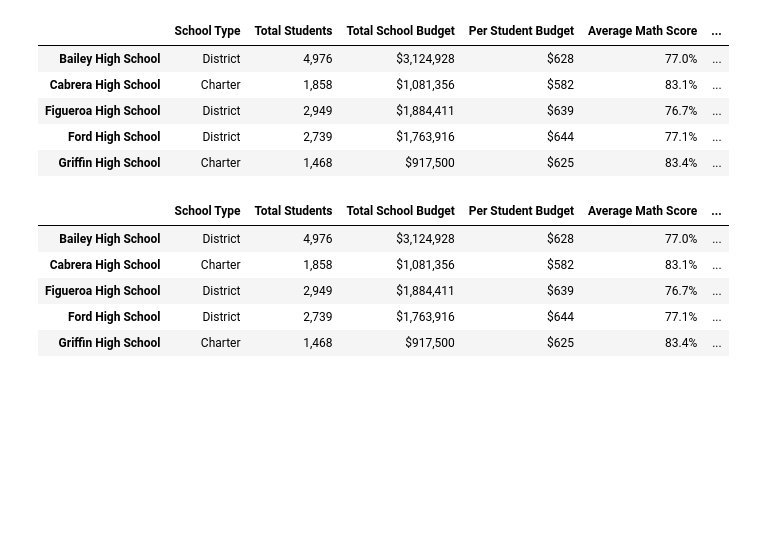
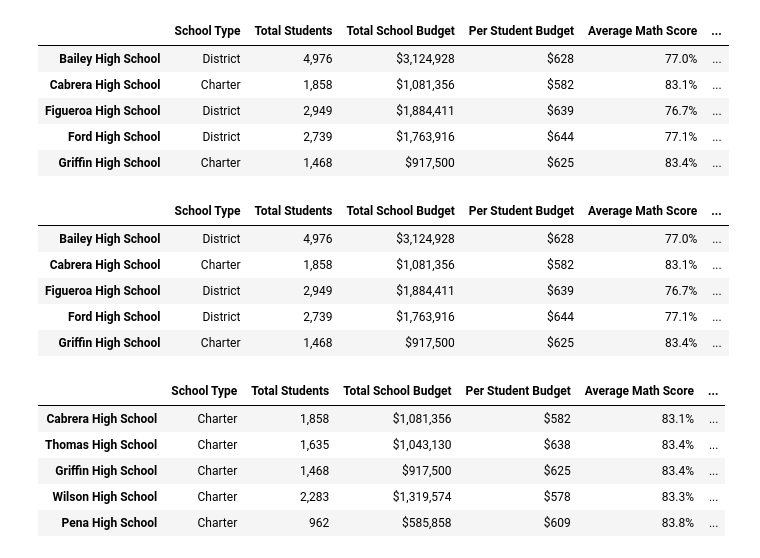
Before and after one commit to topeadeolatunji/PyCitySchools, a Jupyter notebook: PyCitySchools.ipynb, the cells around one changed output. Saved outputs shown, nothing was run; the diff lists cells and outputs as text; code cells hidden in the pictures; blank space fills up the shorter version.

```diff
--- a/PyCitySchools.ipynb
+++ b/PyCitySchools.ipynb
@@ -839,3 +839,15 @@ per_school_summary_df.head()
 | Figueroa High School | District | 2,949 | $1,884,411 | $639 | 76.7% | ... |
 | Ford High School | District | 2,739 | $1,763,916 | $644 | 77.1% | ... |
 | Griffin High School | Charter | 1,468 | $917,500 | $625 | 83.4% | ... |
+# %%
+# Sort and show top five schools.
+top_schools = per_school_summary_df.sort_values(["% Overall Passing"], ascending=False)
+
+top_schools.head()
+# %% [output]
+|  | School Type | Total Students | Total School Budget | Per Student Budget | Average Math Score | ... |
+| Cabrera High School | Charter | 1,858 | $1,081,356 | $582 | 83.1% | ... |
+| Thomas High School | Charter | 1,635 | $1,043,130 | $638 | 83.4% | ... |
+| Griffin High School | Charter | 1,468 | $917,500 | $625 | 83.4% | ... |
+| Wilson High School | Charter | 2,283 | $1,319,574 | $578 | 83.3% | ... |
+| Pena High School | Charter | 962 | $585,858 | $609 | 83.8% | ... |
```
Also changed, not shown: parts of 1 cell of this notebook.
